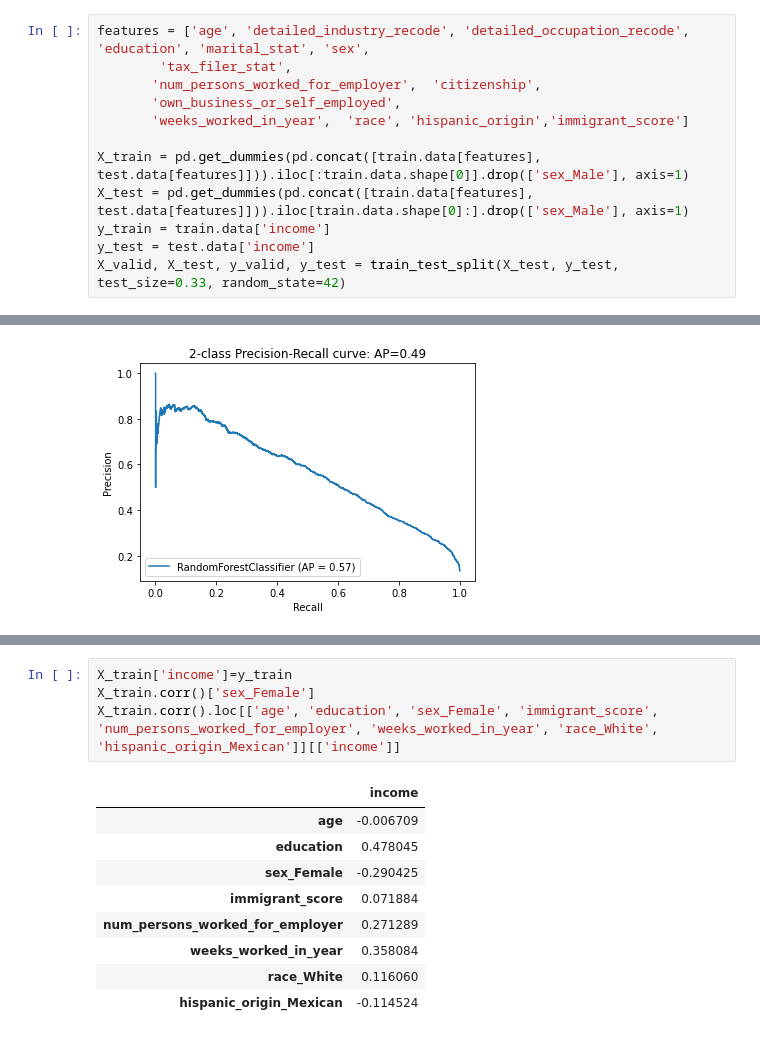
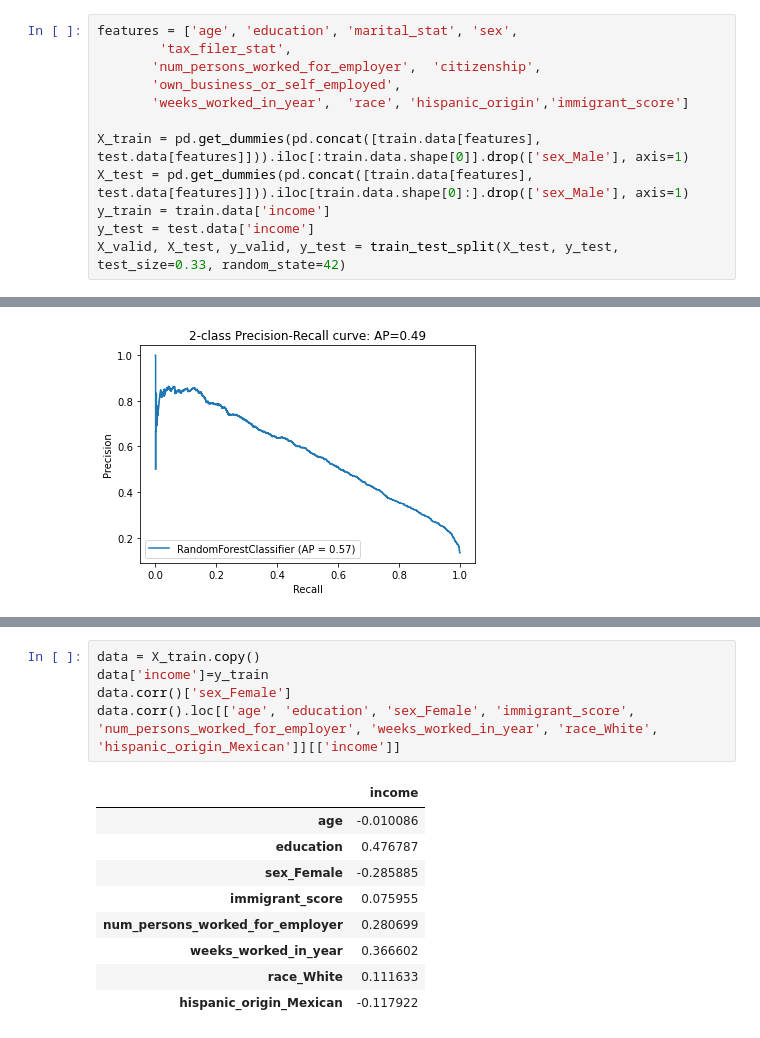
Before and after one commit to abrostoff2/us-census, a Jupyter notebook: nbs/modeling.ipynb, the cells around one changed output, grey strips where cells are left out. Drawn from its saved outputs; the diff is of its cells as text.

```diff
--- a/nbs/modeling.ipynb
+++ b/nbs/modeling.ipynb
@@ -33,5 +46,5 @@ See the caveats in the documentation: https://pandas.pydata.org/pandas-docs/stab
 # %%
-features = ['age', 'detailed_industry_recode', 'detailed_occupation_recode', 'education', 'marital_stat', 'sex',
+features = ['age', 'education', 'marital_stat', 'sex',
         'tax_filer_stat',
        'num_persons_worked_for_employer',  'citizenship',
        'own_business_or_self_employed',
@@ -210,14 +220,15 @@ Text(0.5, 0, 'Random Forest Feature Importance')
 # %%
-X_train['income']=y_train
-X_train.corr()['sex_Female']
-X_train.corr().loc[['age', 'education', 'sex_Female', 'immigrant_score', 'num_persons_worked_for_employer', 'weeks_worked_in_year', 'race_White', 'hispanic_origin_Mexican']][['income']]
+data = X_train.copy()
+data['income']=y_train
+data.corr()['sex_Female']
+data.corr().loc[['age', 'education', 'sex_Female', 'immigrant_score', 'num_persons_worked_for_employer', 'weeks_worked_in_year', 'race_White', 'hispanic_origin_Mexican']][['income']]
 # %% [output]
 |  | income |
-| age | -0.006709 |
-| education | 0.478045 |
-| sex_Female | -0.290425 |
-| immigrant_score | 0.071884 |
-| num_persons_worked_for_employer | 0.271289 |
-| weeks_worked_in_year | 0.358084 |
-| race_White | 0.116060 |
-| hispanic_origin_Mexican | -0.114524 |
+| age | -0.010086 |
+| education | 0.476787 |
+| sex_Female | -0.285885 |
+| immigrant_score | 0.075955 |
+| num_persons_worked_for_employer | 0.280699 |
+| weeks_worked_in_year | 0.366602 |
+| race_White | 0.111633 |
+| hispanic_origin_Mexican | -0.117922 |
```
Also changed, not shown: parts of 16 cells of this notebook, 4 other files.
